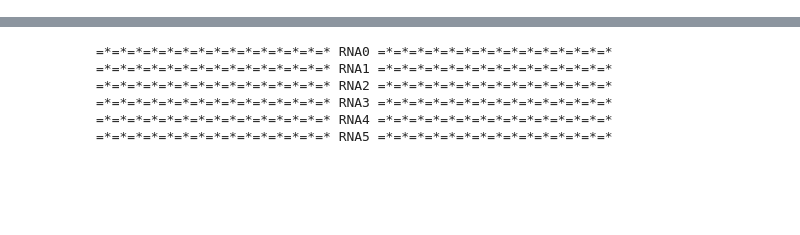
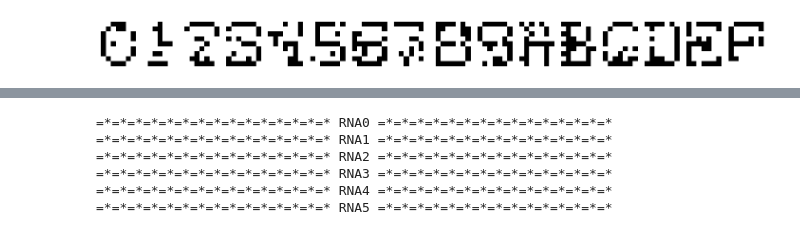
Before and after one commit to Vinicius667/ML, a Jupyter notebook: 2 Character Identification/main.ipynb, the cells around one changed output, grey strips where cells are left out. Cells and saved outputs as stored; diff of their text form; code cells hidden in the pictures; blank space fills up the shorter version.

```diff
--- a/2 Character Identification/main.ipynb
+++ b/2 Character Identification/main.ipynb
@@ -10,2 +20,8 @@ import matplotlib.pyplot as plt
+# %%
+# Characters with 10% noise
+Pn = char_noise(P,10)
+showChar(Pn)
+# %% [output]
+[figure, added]
 # %%
 class MLP(nn.Module):
```
Also changed, not shown: parts of 9 cells of this notebook, 4 other files.
